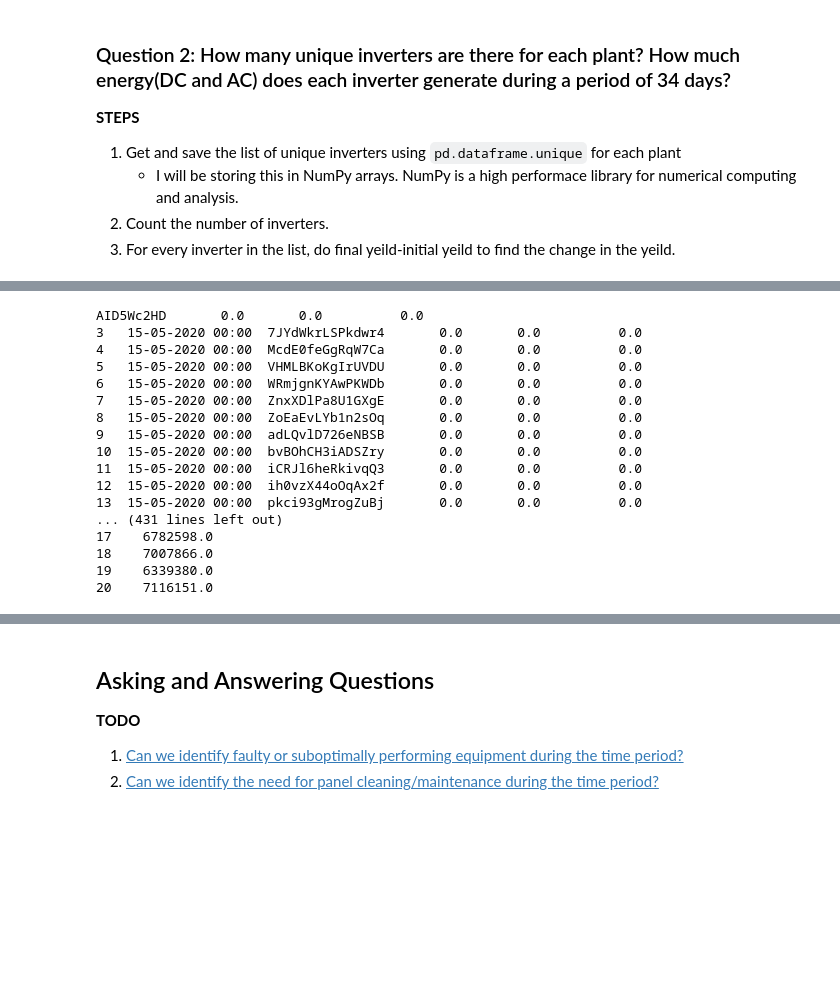
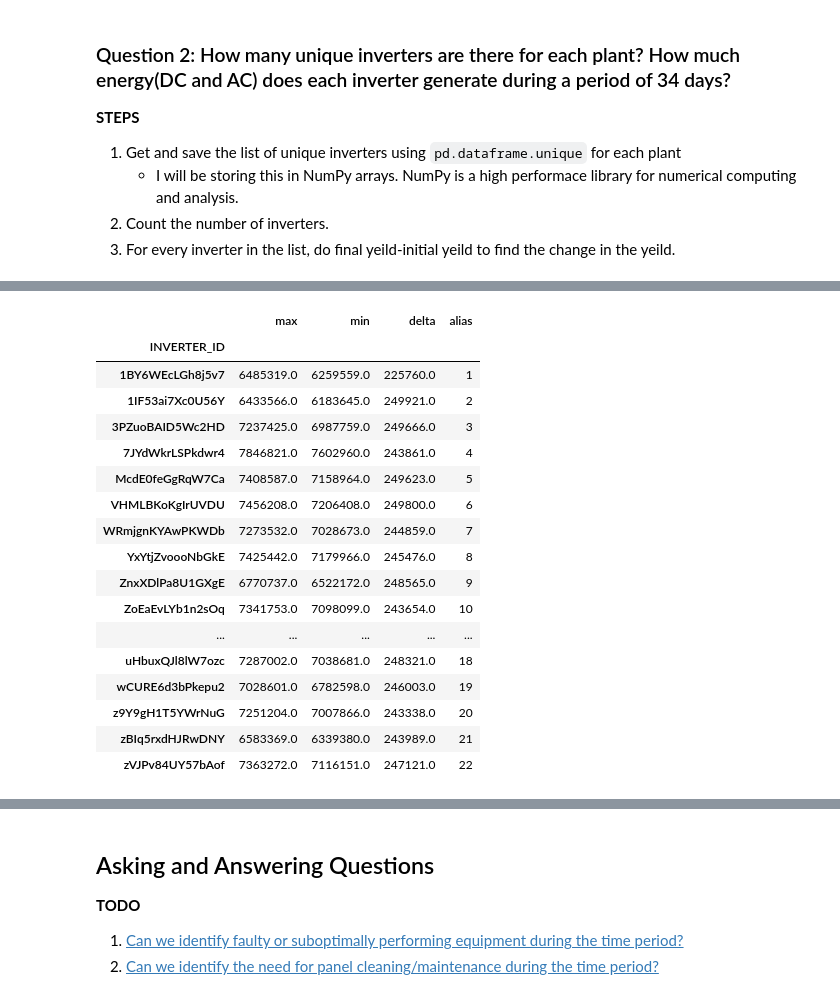
Before and after one commit to charitarthchugh/solar-india, a Jupyter notebook: solar-india.ipynb, the cells around one changed output, grey strips where cells are left out. Drawn from its saved outputs; the diff is of its cells as text; code cells hidden in the pictures; blank space fills up the shorter version.

```diff
--- a/solar-india.ipynb
+++ b/solar-india.ipynb
@@ -334,21 +330,0 @@ def get_yeilds(arr: np.ndarray, df:pd.core.frame.DataFrame) -> np.ndarray:
-# %%
-#plant1.generation_df.tail()
-get_yeilds(plant_1_inverters, plant1.generation_df)
-# %% [output]
-AID5Wc2HD       0.0       0.0          0.0
-3   15-05-2020 00:00  7JYdWkrLSPkdwr4       0.0       0.0          0.0
-4   15-05-2020 00:00  McdE0feGgRqW7Ca       0.0       0.0          0.0
-5   15-05-2020 00:00  VHMLBKoKgIrUVDU       0.0       0.0          0.0
-6   15-05-2020 00:00  WRmjgnKYAwPKWDb       0.0       0.0          0.0
-7   15-05-2020 00:00  ZnxXDlPa8U1GXgE       0.0       0.0          0.0
-8   15-05-2020 00:00  ZoEaEvLYb1n2sOq       0.0       0.0          0.0
-9   15-05-2020 00:00  adLQvlD726eNBSB       0.0       0.0          0.0
-10  15-05-2020 00:00  bvBOhCH3iADSZry       0.0       0.0          0.0
-11  15-05-2020 00:00  iCRJl6heRkivqQ3       0.0       0.0          0.0
-12  15-05-2020 00:00  ih0vzX44oOqAx2f       0.0       0.0          0.0
-13  15-05-2020 00:00  pkci93gMrogZuBj       0.0       0.0          0.0
-... (431 lines left out)
-17    6782598.0
-18    7007866.0
-19    6339380.0
-20    7116151.0
@@ -354,0 +340,22 @@ AID5Wc2HD       0.0       0.0          0.0
+# %%
+plant_1_yields = get_yields(plant1.generation_df)
+plant_1_yields
+# %% [output]
+|  | max | min | delta | alias |
+| INVERTER_ID |  |  |  |  |
+| 1BY6WEcLGh8j5v7 | 6485319.0 | 6259559.0 | 225760.0 | 1 |
+| 1IF53ai7Xc0U56Y | 6433566.0 | 6183645.0 | 249921.0 | 2 |
+| 3PZuoBAID5Wc2HD | 7237425.0 | 6987759.0 | 249666.0 | 3 |
+| 7JYdWkrLSPkdwr4 | 7846821.0 | 7602960.0 | 243861.0 | 4 |
+| McdE0feGgRqW7Ca | 7408587.0 | 7158964.0 | 249623.0 | 5 |
+| VHMLBKoKgIrUVDU | 7456208.0 | 7206408.0 | 249800.0 | 6 |
+| WRmjgnKYAwPKWDb | 7273532.0 | 7028673.0 | 244859.0 | 7 |
+| YxYtjZvoooNbGkE | 7425442.0 | 7179966.0 | 245476.0 | 8 |
+| ZnxXDlPa8U1GXgE | 6770737.0 | 6522172.0 | 248565.0 | 9 |
+| ZoEaEvLYb1n2sOq | 7341753.0 | 7098099.0 | 243654.0 | 10 |
+| ... | ... | ... | ... | ... |
+| uHbuxQJl8lW7ozc | 7287002.0 | 7038681.0 | 248321.0 | 18 |
+| wCURE6d3bPkepu2 | 7028601.0 | 6782598.0 | 246003.0 | 19 |
+| z9Y9gH1T5YWrNuG | 7251204.0 | 7007866.0 | 243338.0 | 20 |
+| zBIq5rxdHJRwDNY | 6583369.0 | 6339380.0 | 243989.0 | 21 |
+| zVJPv84UY57bAof | 7363272.0 | 7116151.0 | 247121.0 | 22 |
```
Also changed, not shown: parts of 27 cells of this notebook, 1 other file.
